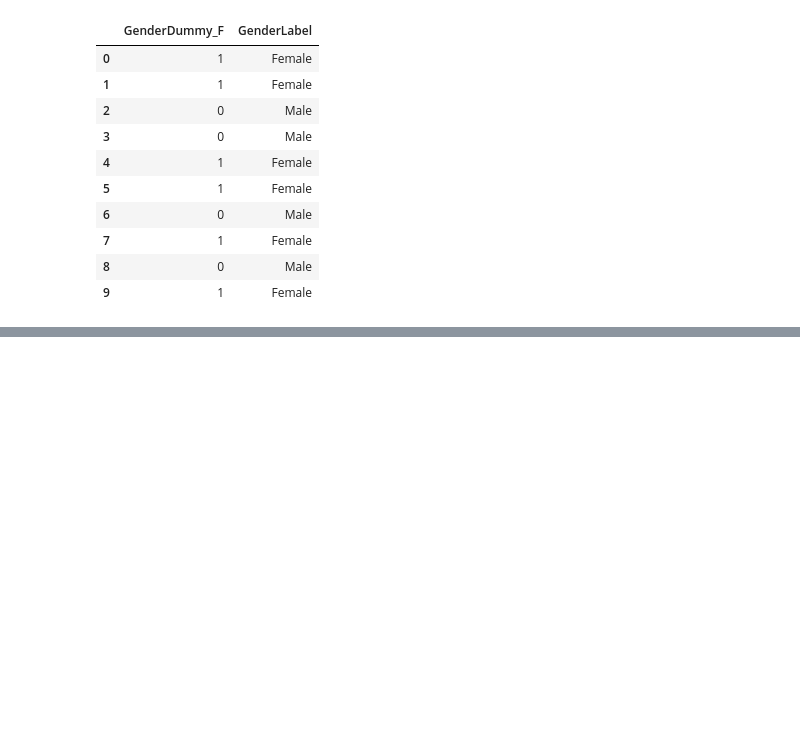
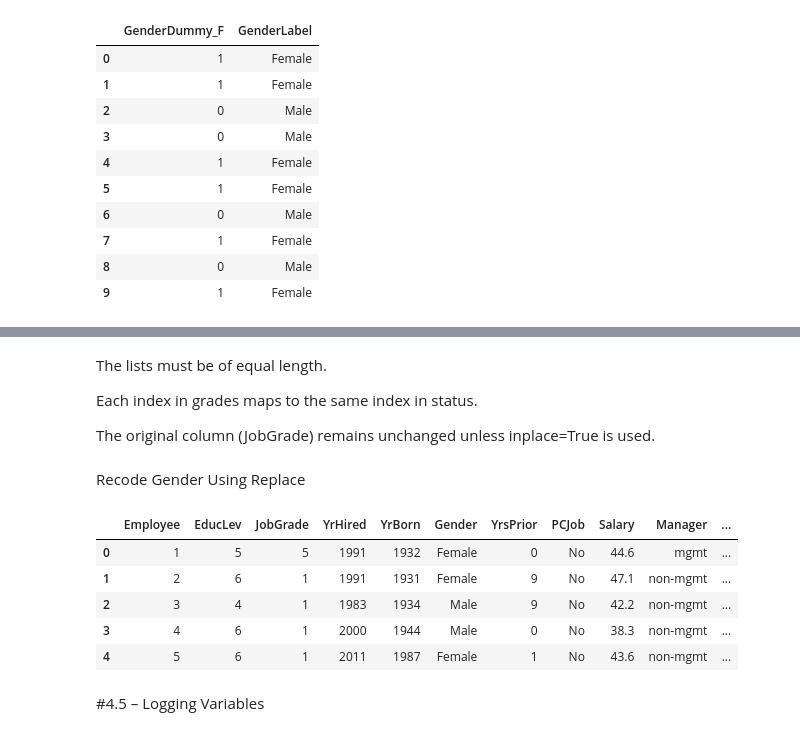
Before and after one commit to Aishaamalik/Data-Analysis-Intern, a Jupyter notebook: week_0.ipynb, the cells around one changed output, grey strips where cells are left out. Cells and saved outputs as stored; diff of their text form; code cells hidden in the pictures; blank space fills up the shorter version.

```diff
--- a/week_0.ipynb
+++ b/week_0.ipynb
@@ -929,0 +968,5 @@ bank[['GenderDummy_F', 'GenderLabel']].head(10)
+# %%
+import pandas as pd
+
+# Load dataset
+bank = pd.read_csv('Data/Bank.csv')
@@ -929,0 +975,9 @@ bank[['GenderDummy_F', 'GenderLabel']].head(10)
+# %%
+grades = [1, 2, 3, 4, 5, 6]
+status = ["non-mgmt", "non-mgmt", "non-mgmt", "non-mgmt", "mgmt", "mgmt"]
+
+# Create a new column 'Manager' using replace()
+bank['Manager'] = bank['JobGrade'].replace(grades, status)
+
+# Preview specific rows
+bank[70:75]
@@ -929,0 +991,25 @@ bank[['GenderDummy_F', 'GenderLabel']].head(10)
+# %% [markdown]
+The lists must be of equal length.
+
+Each index in grades maps to the same index in status.
+
+The original column (JobGrade) remains unchanged unless inplace=True is used.
+# %% [markdown]
+Recode Gender Using Replace
+# %%
+genders = ["Female", "Male"]
+dummy_vars = [1, 0]
+
+bank['GenderDummy_F'] = bank['Gender'].replace(genders, dummy_vars)
+
+# Preview results
+bank.head()
+# %% [output]
+|  | Employee | EducLev | JobGrade | YrHired | YrBorn | Gender | YrsPrior | PCJob | Salary | Manager | ... |
+| 0 | 1 | 5 | 5 | 1991 | 1932 | Female | 0 | No | 44.6 | mgmt | ... |
+| 1 | 2 | 6 | 1 | 1991 | 1931 | Female | 9 | No | 47.1 | non-mgmt | ... |
+| 2 | 3 | 4 | 1 | 1983 | 1934 | Male | 9 | No | 42.2 | non-mgmt | ... |
+| 3 | 4 | 6 | 1 | 2000 | 1944 | Male | 0 | No | 38.3 | non-mgmt | ... |
+| 4 | 5 | 6 | 1 | 2011 | 1987 | Female | 1 | No | 43.6 | non-mgmt | ... |
+# %% [markdown]
+#4.5 – Logging Variables
```
Also changed, not shown: parts of 14 cells of this notebook.
